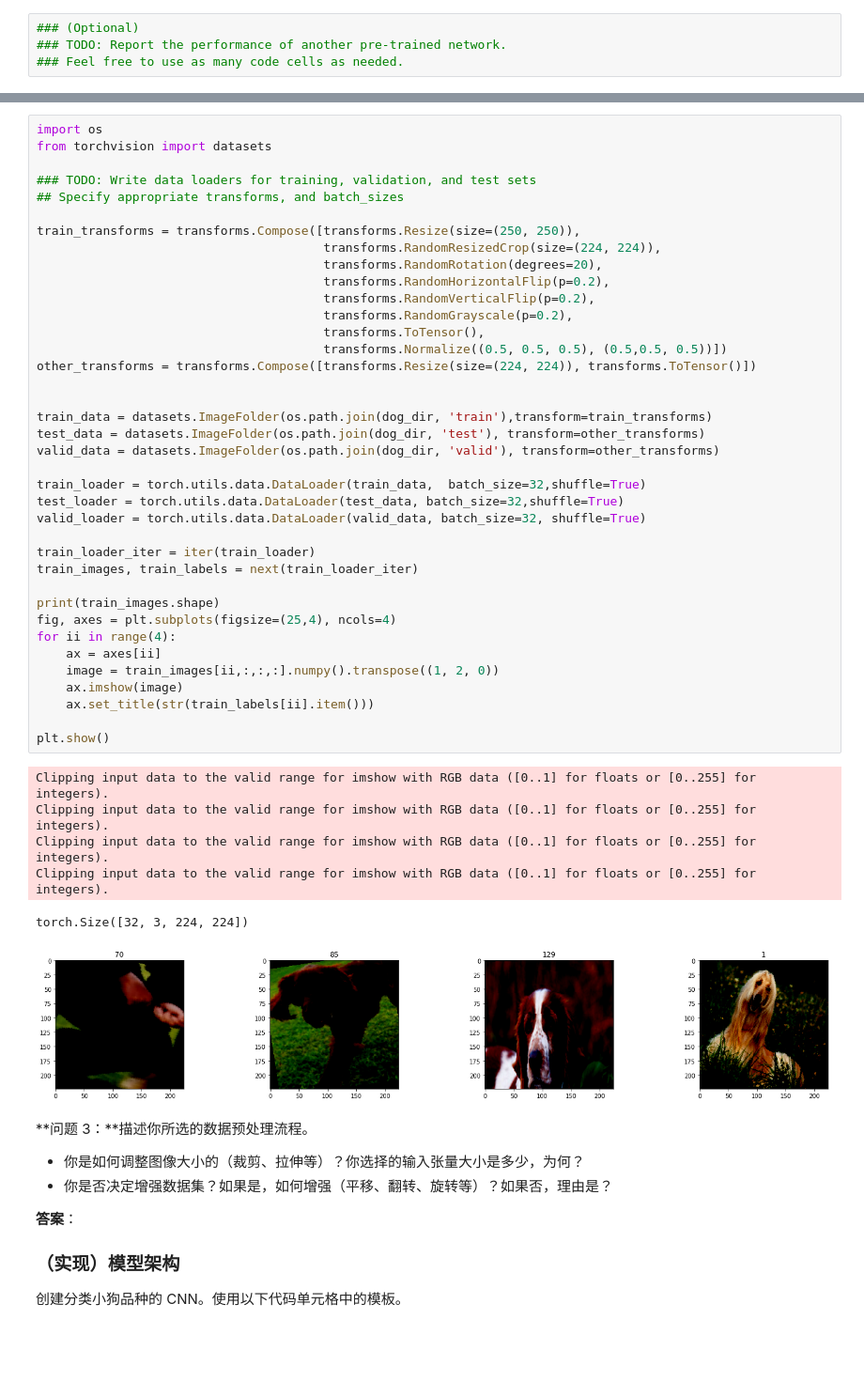
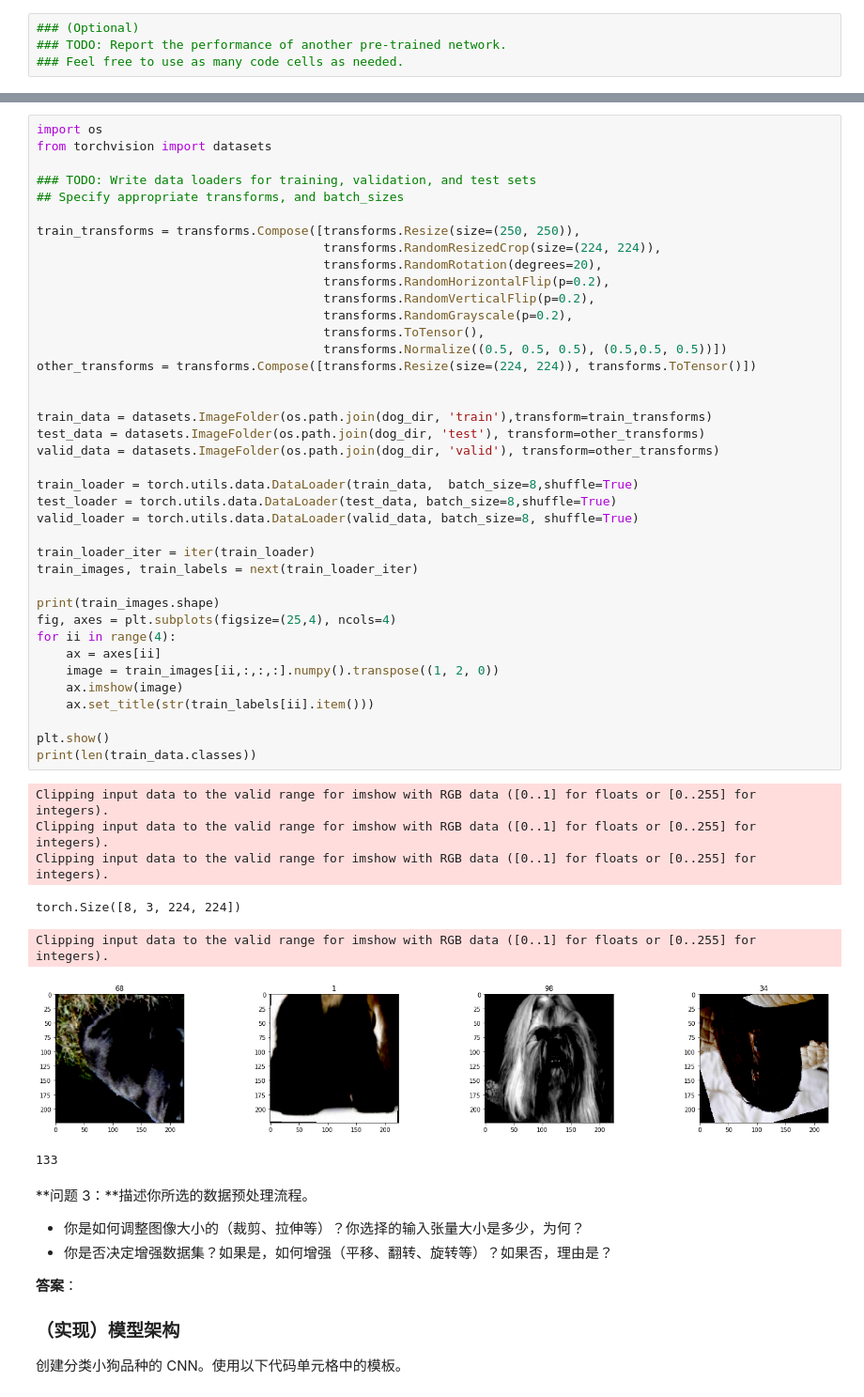
Before and after one commit to wuRDmemory/deep, a Jupyter notebook: dog-project/dog_app-cn-Copy1.ipynb, the cells around one changed output, grey strips where cells are left out. Shown at 94% size. Saved outputs shown, nothing was run; the diff lists cells and outputs as text; blank space fills up the shorter version.

```diff
--- a/dog-project/dog_app-cn-Copy1.ipynb
+++ b/dog-project/dog_app-cn-Copy1.ipynb
@@ -348,39 +353,41 @@ train_transforms = transforms.Compose([transforms.Resize(size=(250, 250)),
                                        transforms.RandomRotation(degrees=20),
                                        transforms.RandomHorizontalFlip(p=0.2),
                                        transforms.RandomVerticalFlip(p=0.2),
                                        transforms.RandomGrayscale(p=0.2),
                                        transforms.ToTensor(),
                                        transforms.Normalize((0.5, 0.5, 0.5), (0.5,0.5, 0.5))])
 other_transforms = transforms.Compose([transforms.Resize(size=(224, 224)), transforms.ToTensor()])
 
 
 train_data = datasets.ImageFolder(os.path.join(dog_dir, 'train'),transform=train_transforms)
 test_data = datasets.ImageFolder(os.path.join(dog_dir, 'test'), transform=other_transforms)
 valid_data = datasets.ImageFolder(os.path.join(dog_dir, 'valid'), transform=other_transforms)
 
-train_loader = torch.utils.data.DataLoader(train_data,  batch_size=32,shuffle=True)
-test_loader = torch.utils.data.DataLoader(test_data, batch_size=32,shuffle=True)
-valid_loader = torch.utils.data.DataLoader(valid_data, batch_size=32, shuffle=True)
+train_loader = torch.utils.data.DataLoader(train_data,  batch_size=8,shuffle=True)
+test_loader = torch.utils.data.DataLoader(test_data, batch_size=8,shuffle=True)
+valid_loader = torch.utils.data.DataLoader(valid_data, batch_size=8, shuffle=True)
 
 train_loader_iter = iter(train_loader)
 train_images, train_labels = next(train_loader_iter)
 
 print(train_images.shape)
 fig, axes = plt.subplots(figsize=(25,4), ncols=4)
 for ii in range(4):
     ax = axes[ii]
     image = train_images[ii,:,:,:].numpy().transpose((1, 2, 0))
     ax.imshow(image)
     ax.set_title(str(train_labels[ii].item()))
 
 plt.show()
+print(len(train_data.classes))
 # %% [output]
 Clipping input data to the valid range for imshow with RGB data ([0..1] for floats or [0..255] for integers).
 Clipping input data to the valid range for imshow with RGB data ([0..1] for floats or [0..255] for integers).
 Clipping input data to the valid range for imshow with RGB data ([0..1] for floats or [0..255] for integers).
-Clipping input data to the valid range for imshow with RGB data ([0..1] for floats or [0..255] for integers).
-torch.Size([32, 3, 224, 224])
+torch.Size([8, 3, 224, 224])
+Clipping input data to the valid range for imshow with RGB data ([0..1] for floats or [0..255] for integers).
-[figure, old version]
+[figure, new version]
+133
 # %% [markdown]
 **问题 3：**描述你所选的数据预处理流程。
 - 你是如何调整图像大小的（裁剪、拉伸等）？你选择的输入张量大小是多少，为何？
```
Also changed, not shown: parts of 8 cells of this notebook.
